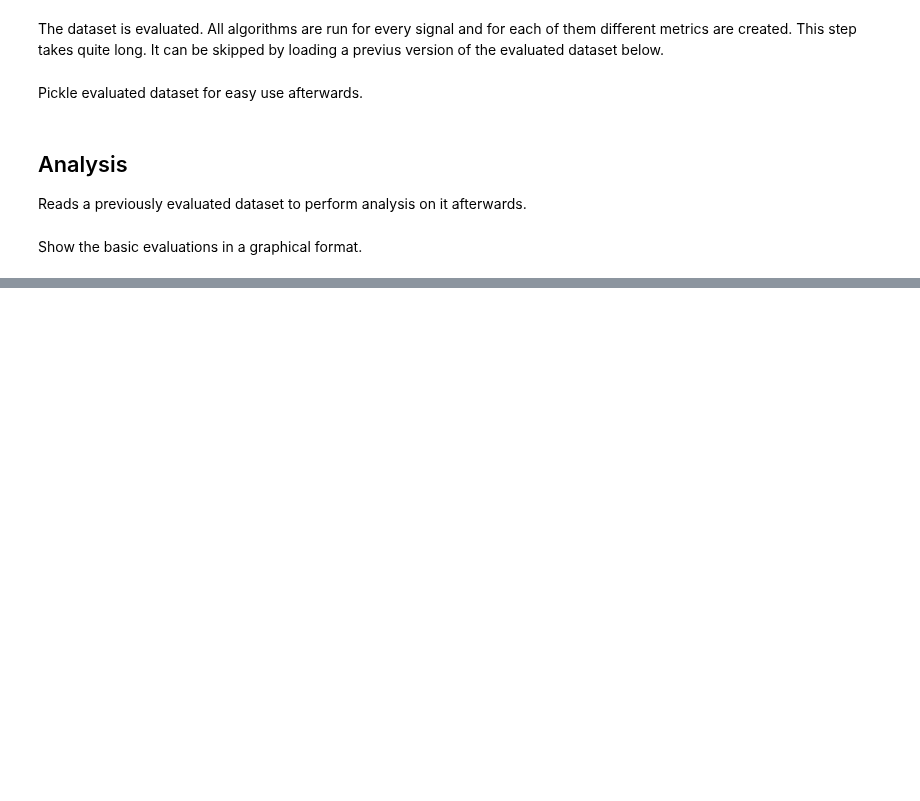
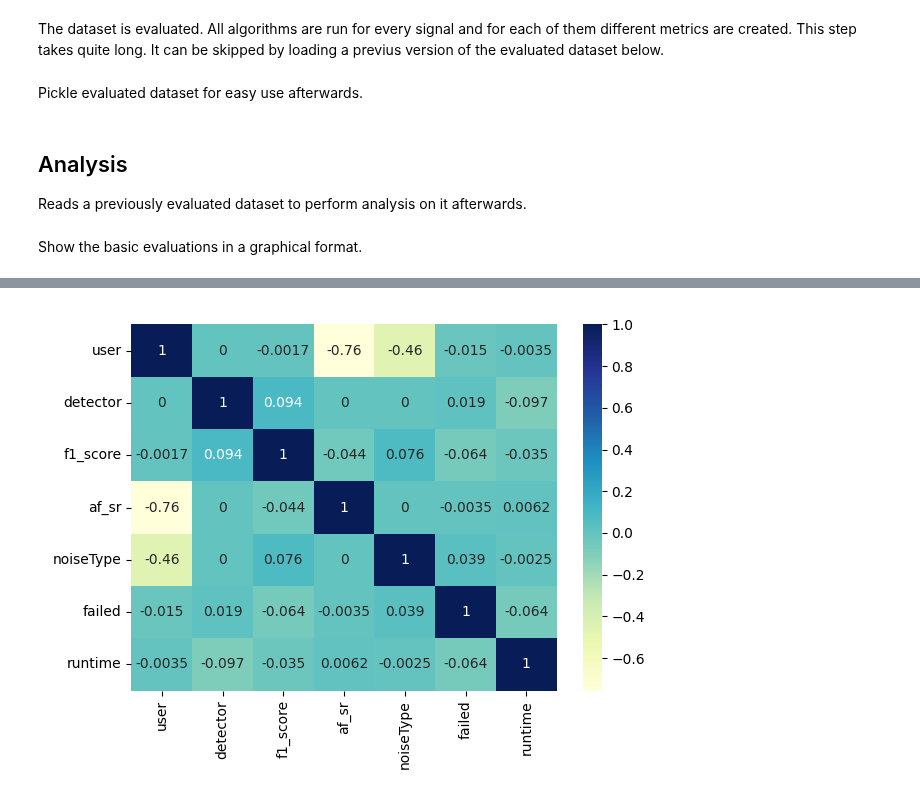
Before and after one commit to floriankri/ecg_detector_assessment, a Jupyter notebook: Playground/playground.ipynb, the cells around one changed output, grey strips where cells are left out. Cells and saved outputs as stored; diff of their text form; code cells hidden in the pictures; blank space fills up the shorter version.

```diff
--- a/Playground/playground.ipynb
+++ b/Playground/playground.ipynb
@@ -1030 +1084,16 @@ pass
+# %%
+data_as_number = data
+for t in ['user','detector','af_sr','noiseType','failed','runtime']:
+    data_as_number[t] = data_as_number[t].astype('category').cat.codes
+
+corr = data_as_number.corr(method='kendall')
+fig, ax = plt.subplots()
+sns.heatmap(corr,
+           xticklabels=corr.columns.values,
+           yticklabels=corr.columns.values,
+           cmap="YlGnBu",
+            annot=True)
+plt.tight_layout()
+# %% [output]
+[figure, added]
 # %%
```
Also changed, not shown: parts of 23 cells of this notebook.
